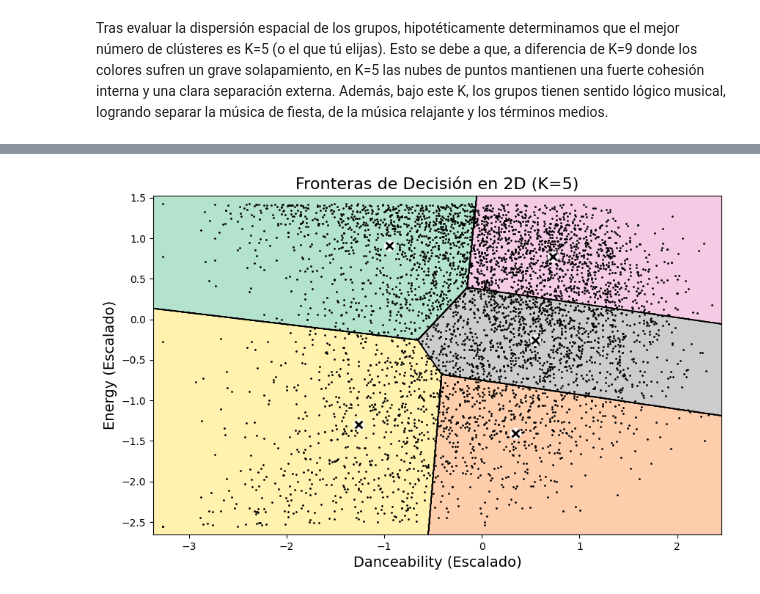
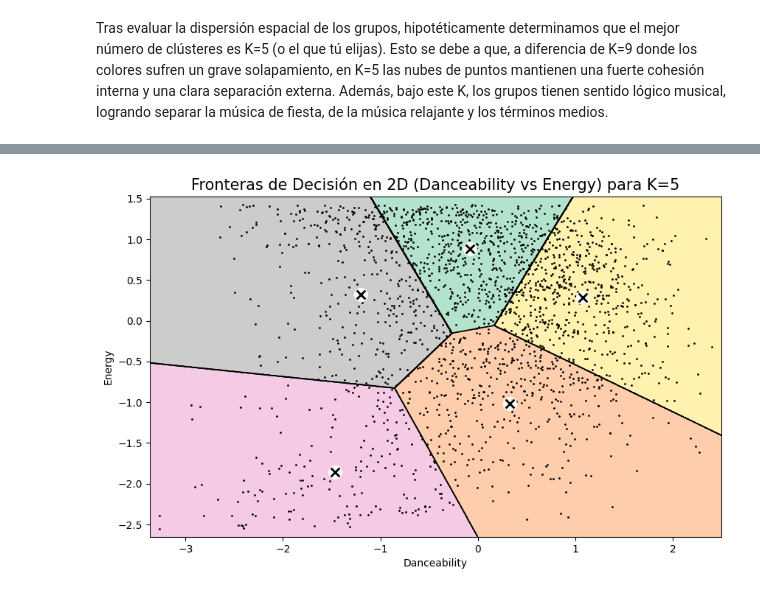
Before and after one commit to NelvaAdalit/-INTELIGENCIA-ARTIFICIAL-I-, a Jupyter notebook: KMEANSGROUPIA.ipynb, the cells around one changed output, grey strips where cells are left out. Saved outputs shown, nothing was run; the diff lists cells and outputs as text; code cells hidden in the pictures.

```diff
--- a/KMEANSGROUPIA.ipynb
+++ b/KMEANSGROUPIA.ipynb
@@ -197,52 +309,43 @@ plt.show()
 # %%
-# --- FUNCIONES DEL INGENIERO ---
+
 def plot_data(X):
     plt.plot(X[:, 0], X[:, 1], 'k.', markersize=2)
 
 def plot_centroids(centroids, weights=None, circle_color='w', cross_color='k'):
     if weights is not None:
         centroids = centroids[weights > weights.max() / 10]
-    plt.scatter(centroids[:, 0], centroids[:, 1],
-                marker='o', s=10, linewidths=8,
-                color=circle_color, zorder=10, alpha=0.9)
-    plt.scatter(centroids[:, 0], centroids[:, 1],
-                marker='x', s=2, linewidths=10,
-                color=cross_color, zorder=11, alpha=1)
+    plt.scatter(centroids[:, 0], centroids[:, 1], marker='o', s=35, linewidths=8, color=circle_color, zorder=10, alpha=0.9)
+    plt.scatter(centroids[:, 0], centroids[:, 1], marker='x', s=2, linewidths=12, color=cross_color, zorder=11, alpha=1)
 
-def plot_decision_boundaries(clusterer, X, resolution=1000, show_centroids=True,
-                             show_xlabels=True, show_ylabels=True):
+def plot_decision_boundaries(clusterer, X, resolution=1000, show_centroids=True):
     mins = X.min(axis=0) - 0.1
     maxs = X.max(axis=0) + 0.1
     xx, yy = np.meshgrid(np.linspace(mins[0], maxs[0], resolution),
                          np.linspace(mins[1], maxs[1], resolution))
     Z = clusterer.predict(np.c_[xx.ravel(), yy.ravel()])
     Z = Z.reshape(xx.shape)
 
     plt.contourf(Z, extent=(mins[0], maxs[0], mins[1], maxs[1]), cmap="Pastel2")
     plt.contour(Z, extent=(mins[0], maxs[0], mins[1], maxs[1]), linewidths=1, colors='k')
     plot_data(X)
     if show_centroids:
         plot_centroids(clusterer.cluster_centers_)
-    if show_xlabels:
-        plt.xlabel("Danceability (Escalado)", fontsize=14)
-    else:
-        plt.tick_params(labelbottom=False)
-    if show_ylabels:
-        plt.ylabel("Energy (Escalado)", fontsize=14, rotation=90)
-    else:
-        plt.tick_params(labelleft=False)
 
-# --- APLICACIÓN DIDÁCTICA ---
-# Para graficar fronteras necesitamos solo 2 dimensiones. Tomaremos una muestra de 5000 datos.
-df_2d = df_escalado[['danceability', 'energy']].sample(n=5000, random_state=42).values
+# 2. Tomamos SOLO las 2 variables principales para poder graficar en 2D
+X_2D = df_escalado[['danceability', 'energy']].values
 
-# Entrenamos un modelo K=5 solo para esta visualización
-kmeans_2d = MiniBatchKMeans(n_clusters=5, batch_size=2048, random_state=42, n_init='auto')
-kmeans_2d.fit(df_2d)
+# Tomamos una muestra para el ploteo rápido (2000 puntos es suficiente visualmente)
+X_2D_muestra = X_2D[np.random.choice(X_2D.shape[0], 2000, replace=False)]
 
+# 3. Entrenamos un K-Means específico para estas 2 variables asumiendo K=5
+kmeans_2d = MiniBatchKMeans(n_clusters=5, random_state=42, n_init='auto').fit(X_2D_muestra)
+
+# 4. Graficamos
 plt.figure(figsize=(10, 6))
-plot_decision_boundaries(kmeans_2d, df_2d)
-plt.title("Fronteras de Decisión en 2D (K=5)", fontsize=16)
+plot_decision_boundaries(kmeans_2d, X_2D_muestra)
+plt.title("Fronteras de Decisión en 2D (Danceability vs Energy) para K=5", fontsize=15)
+plt.xlabel("Danceability")
+plt.ylabel("Energy")
 plt.show()
 # %% [output]
-[figure, old version]
+[figure, new version]
```
Also changed, not shown: parts of 15 cells of this notebook.
